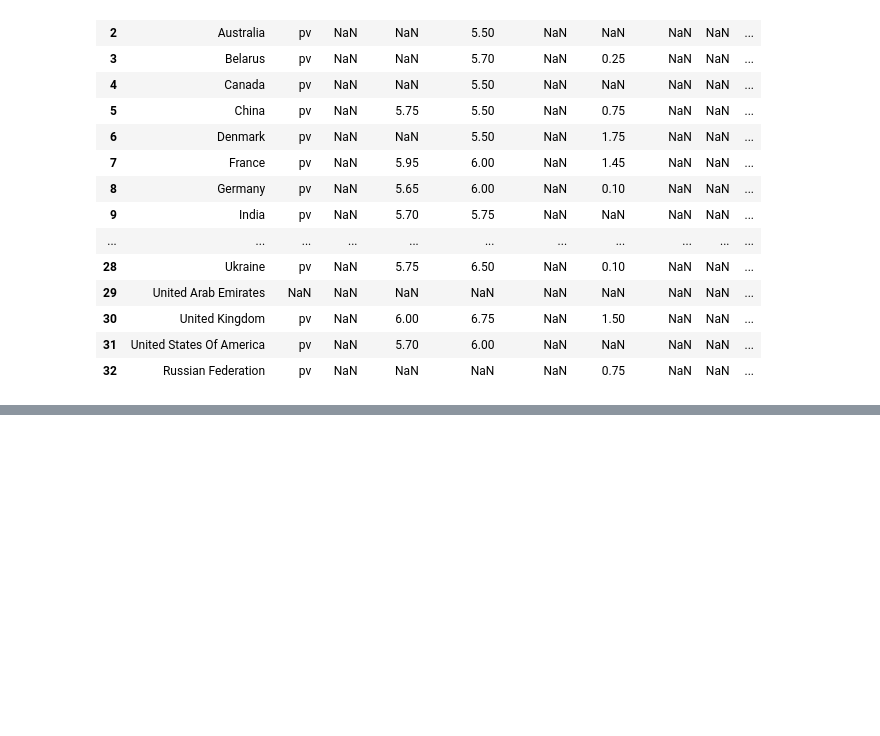
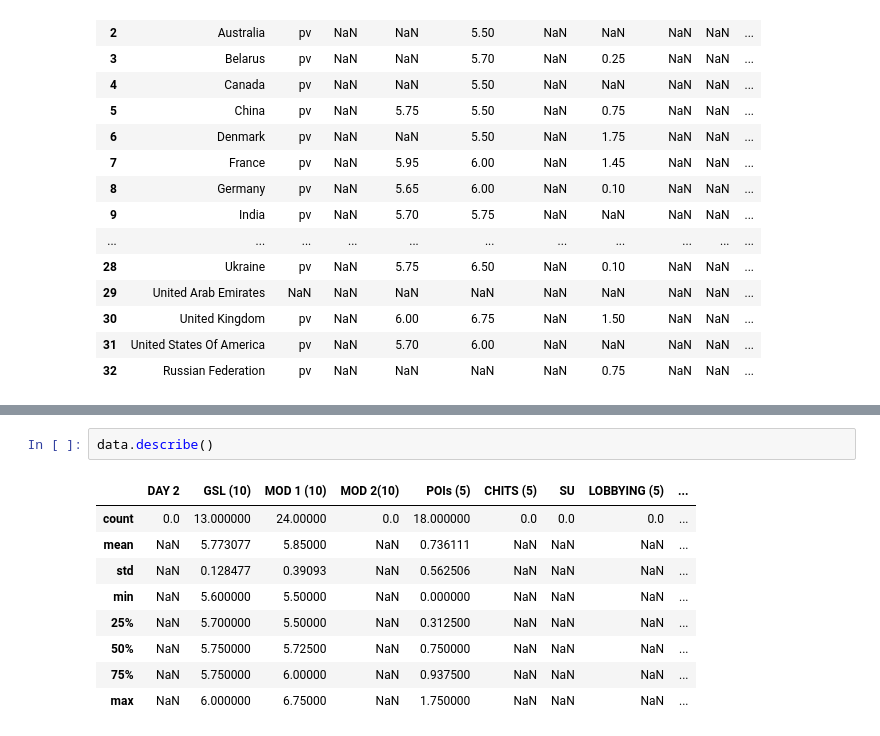
Before and after one commit to Sparsh015/data_analytics, a Jupyter notebook: pandas/pd_with_excel.ipynb, the cells around one changed output, grey strips where cells are left out. Saved outputs shown, nothing was run; the diff lists cells and outputs as text; blank space fills up the shorter version.

```diff
--- a/pandas/pd_with_excel.ipynb
+++ b/pandas/pd_with_excel.ipynb
@@ -24,0 +64,12 @@ data
+# %%
+data.describe()
+# %% [output]
+|  | DAY 2 | GSL (10) | MOD 1 (10) | MOD 2(10) | POIs (5) | CHITS (5) | SU | LOBBYING (5) | ... |
+| count | 0.0 | 13.000000 | 24.00000 | 0.0 | 18.000000 | 0.0 | 0.0 | 0.0 | ... |
+| mean | NaN | 5.773077 | 5.85000 | NaN | 0.736111 | NaN | NaN | NaN | ... |
+| std | NaN | 0.128477 | 0.39093 | NaN | 0.562506 | NaN | NaN | NaN | ... |
+| min | NaN | 5.600000 | 5.50000 | NaN | 0.000000 | NaN | NaN | NaN | ... |
+| 25% | NaN | 5.700000 | 5.50000 | NaN | 0.312500 | NaN | NaN | NaN | ... |
+| 50% | NaN | 5.750000 | 5.72500 | NaN | 0.750000 | NaN | NaN | NaN | ... |
+| 75% | NaN | 5.750000 | 6.00000 | NaN | 0.937500 | NaN | NaN | NaN | ... |
+| max | NaN | 6.000000 | 6.75000 | NaN | 1.750000 | NaN | NaN | NaN | ... |
```
Also changed, not shown: parts of 10 cells of this notebook.
